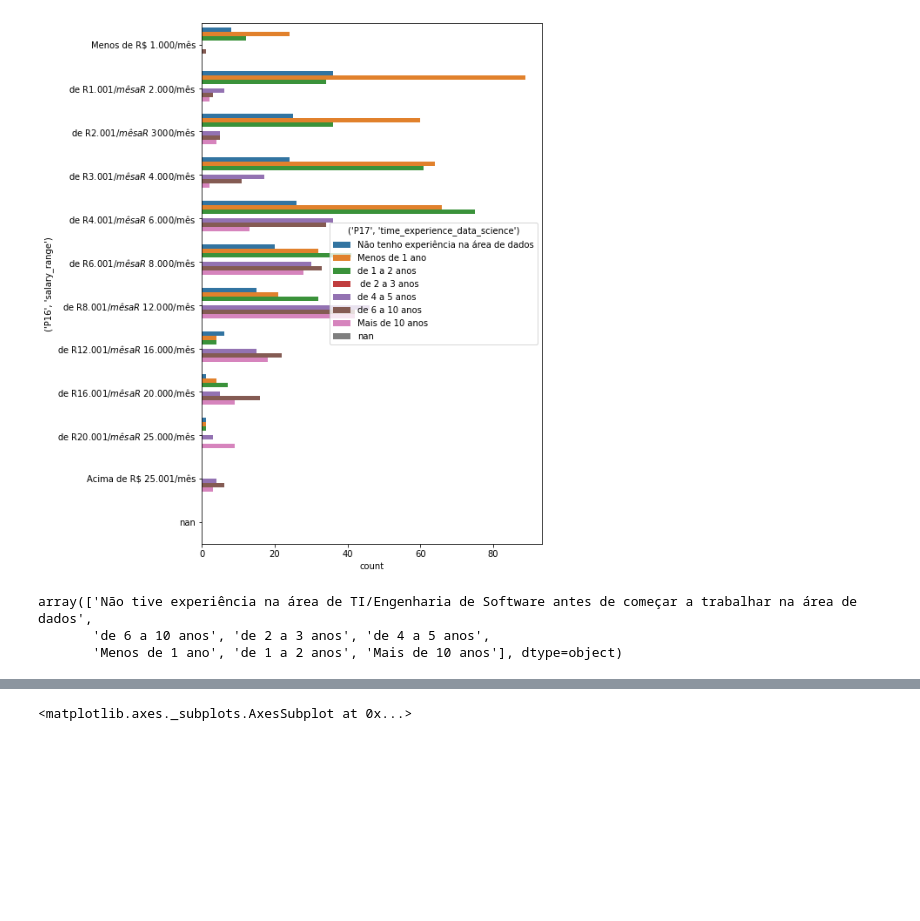
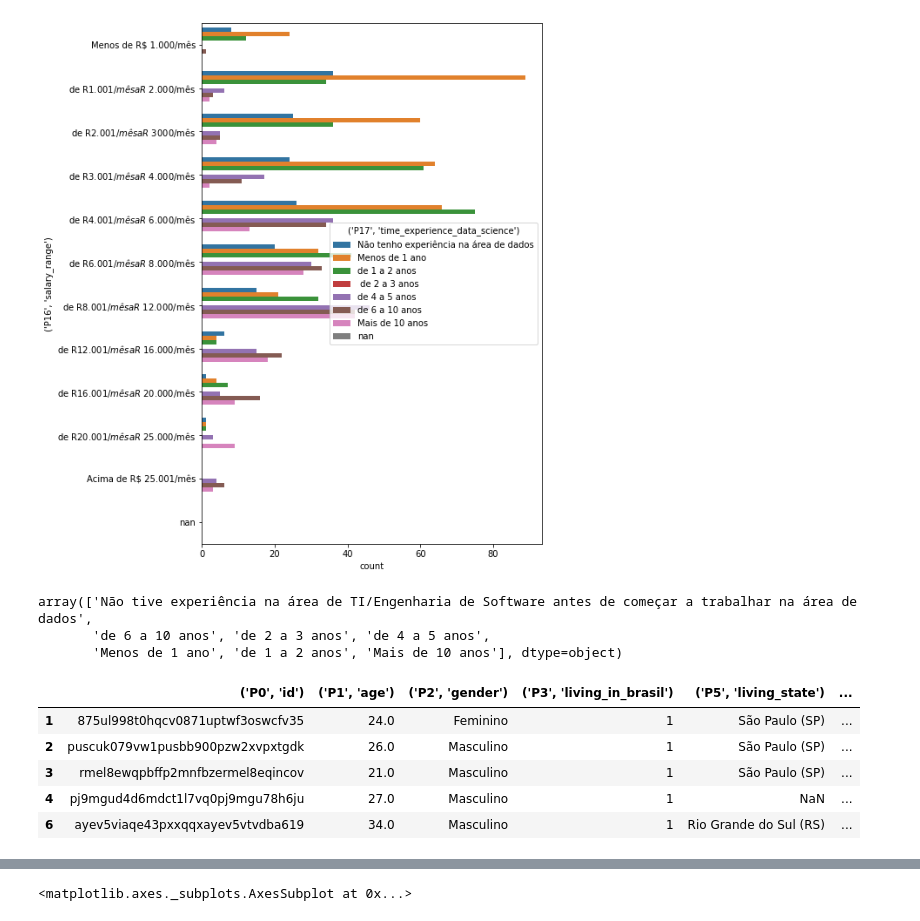
Before and after one commit to dancbatista/projeto_final_awari, a Jupyter notebook: projetoFinalAwari.ipynb, the cells around one changed output, grey strips where cells are left out. Saved outputs shown, nothing was run; the diff lists cells and outputs as text; code cells hidden in the pictures; blank space fills up the shorter version.

```diff
--- a/projetoFinalAwari.ipynb
+++ b/projetoFinalAwari.ipynb
@@ -130,0 +133,9 @@ experience_before_order = ['Não tive experiência na área de TI/Engenharia de
+# %%
+ndf.head(n=5)
+# %% [output]
+|  | ('P0', 'id') | ('P1', 'age') | ('P2', 'gender') | ('P3', 'living_in_brasil') | ('P5', 'living_state') | ... |
+| 1 | 875ul998t0hqcv0871uptwf3oswcfv35 | 24.0 | Feminino | 1 | São Paulo (SP) | ... |
+| 2 | puscuk079vw1pusbb900pzw2xvpxtgdk | 26.0 | Masculino | 1 | São Paulo (SP) | ... |
+| 3 | rmel8ewqpbffp2mnfbzermel8eqincov | 21.0 | Masculino | 1 | São Paulo (SP) | ... |
+| 4 | pj9mgud4d6mdct1l7vq0pj9mgu78h6ju | 27.0 | Masculino | 1 | NaN | ... |
+| 6 | ayev5viaqe43pxxqqxayev5vtvdba619 | 34.0 | Masculino | 1 | Rio Grande do Sul (RS) | ... |
```
Also changed, not shown: parts of 3 cells of this notebook.
